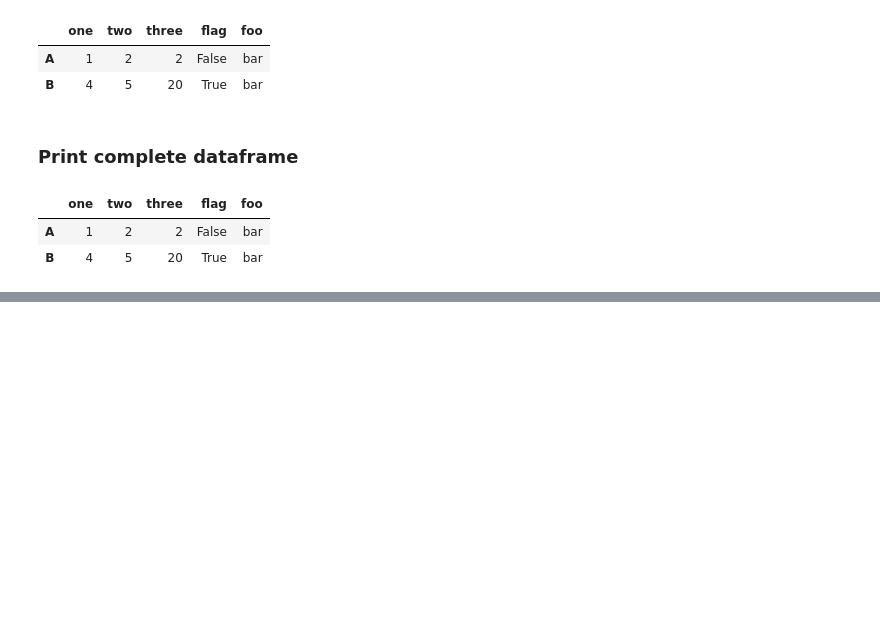
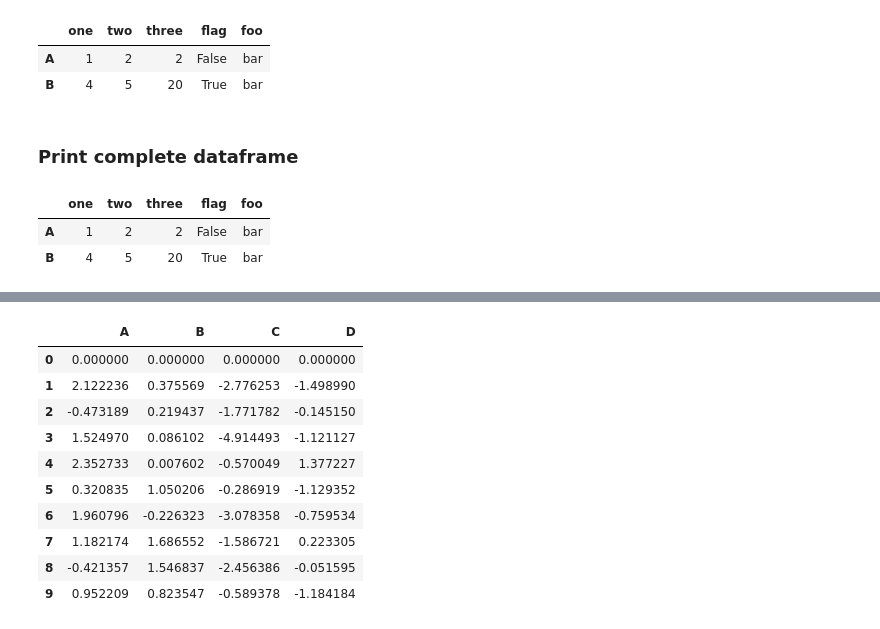
Before and after one commit to aqsa-04/my-jupyter-project, a Jupyter notebook: Aqsa_Assignment_01_Python_Tutorial.ipynb.ipynb, the cells around one changed output, grey strips where cells are left out. Cells and saved outputs as stored; diff of their text form; code cells hidden in the pictures; blank space fills up the shorter version.

```diff
--- a/Aqsa_Assignment_01_Python_Tutorial.ipynb.ipynb
+++ b/Aqsa_Assignment_01_Python_Tutorial.ipynb.ipynb
@@ -2007,0 +2177,14 @@ df
+# %%
+df - df.iloc[0]
+# %% [output]
+|  | A | B | C | D |
+| 0 | 0.000000 | 0.000000 | 0.000000 | 0.000000 |
+| 1 | 2.122236 | 0.375569 | -2.776253 | -1.498990 |
+| 2 | -0.473189 | 0.219437 | -1.771782 | -0.145150 |
+| 3 | 1.524970 | 0.086102 | -4.914493 | -1.121127 |
+| 4 | 2.352733 | 0.007602 | -0.570049 | 1.377227 |
+| 5 | 0.320835 | 1.050206 | -0.286919 | -1.129352 |
+| 6 | 1.960796 | -0.226323 | -3.078358 | -0.759534 |
+| 7 | 1.182174 | 1.686552 | -1.586721 | 0.223305 |
+| 8 | -0.421357 | 1.546837 | -2.456386 | -0.051595 |
+| 9 | 0.952209 | 0.823547 | -0.589378 | -1.184184 |
```
Also changed, not shown: parts of 96 cells of this notebook.
